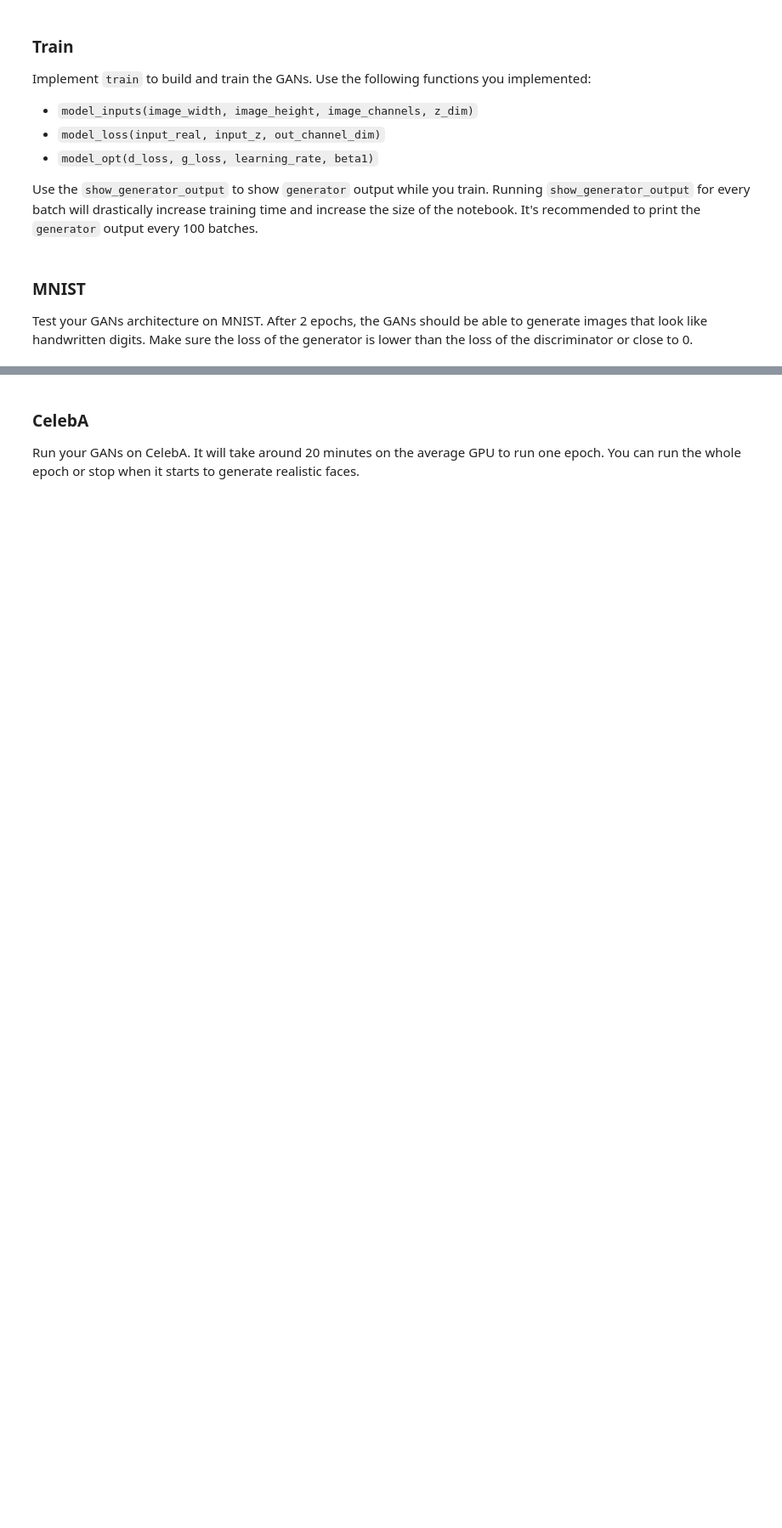
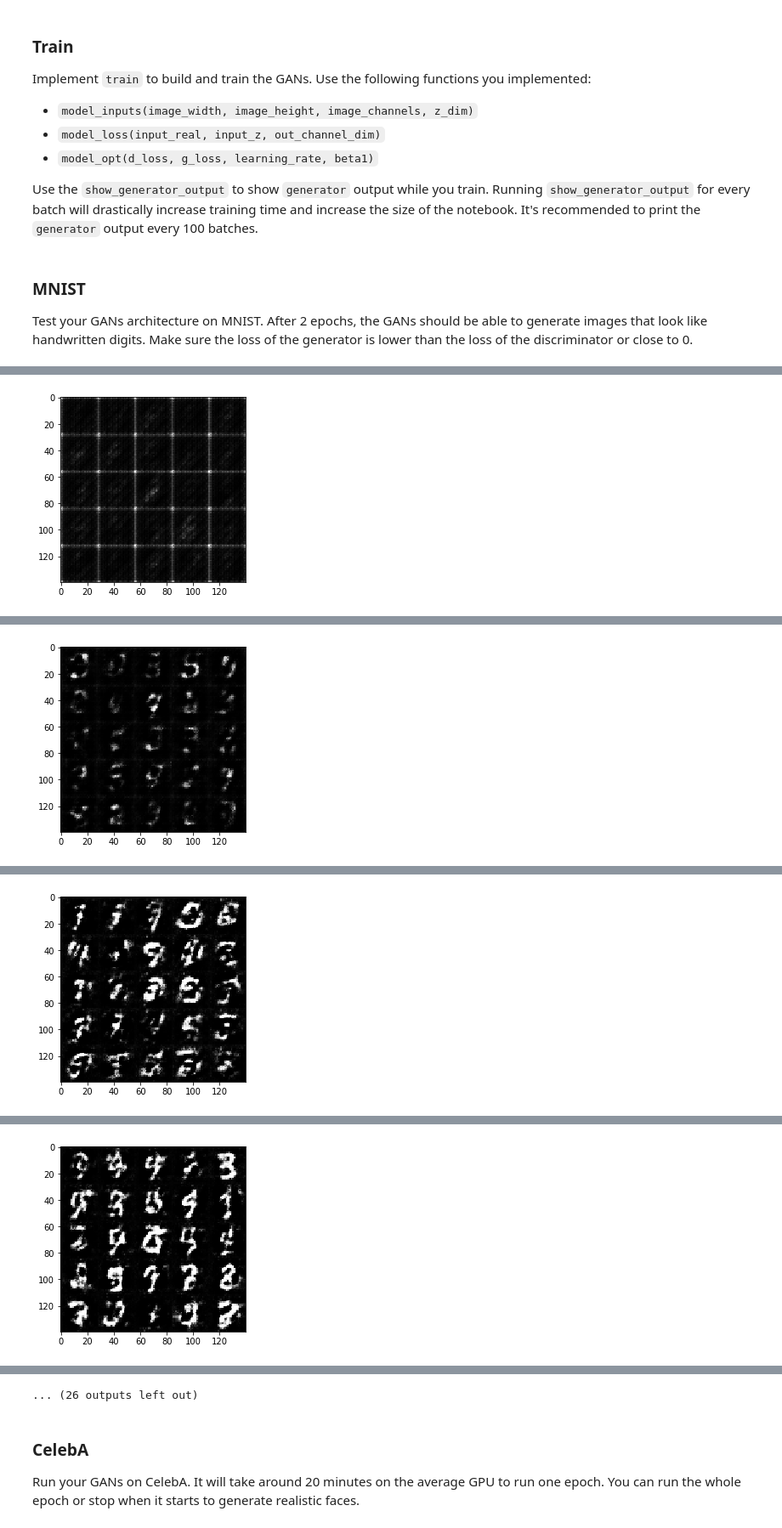
Before and after one commit to JonathanPCGuy/dlnd-project5, a Jupyter notebook: dlnd_face_generation.ipynb, the cells around one changed output, grey strips where cells are left out. Shown at 85% size. Cells and saved outputs as stored; diff of their text form; code cells hidden in the pictures; blank space fills up the shorter version.

```diff
--- a/dlnd_face_generation.ipynb
+++ b/dlnd_face_generation.ipynb
@@ -185,25 +185,26 @@ def generator(z, out_channel_dim, is_train=True):
     reuse = not is_train
     with tf.variable_scope('generator', reuse=reuse):
 
-        conv1 = tf.layers.dense(z, 7*7*512)
+        fclayer = tf.layers.dense(z, 3*3*1024)
 
-        conv1 = tf.reshape(conv1, (-1, 7, 7, 512))
-        conv1 = tf.layers.batch_normalization(conv1, training=is_train)
-        conv1 = tf.maximum(alpha * conv1, conv1)
-        # with padding valid 2 + 5 goes to 7!
-        conv2 = tf.layers.conv2d_transpose(conv1, filters = 256, kernel_size = 5, strides = 2, activation=None, padding='SAME')
+        fclayer = tf.reshape(fclayer, (-1, 3, 3, 1024))
+        fclayer = tf.layers.batch_normalization(fclayer, training=is_train)
+        fclayer = tf.maximum(alpha * fclayer, fclayer)
+
+        conv2 = tf.layers.conv2d_transpose(fclayer, filters = 512, kernel_size = 3, strides = 2, activation=None, padding='VALID')
         conv2 = tf.layers.batch_normalization(conv2, training=is_train)
         conv2 = tf.maximum(alpha * conv2, conv2)
         #print(conv2)
 
-        conv3 = tf.layers.conv2d_transpose(conv2, filters = 128, kernel_size = 5, strides = 2, activation=None, padding='SAME')
+        conv3 = tf.layers.conv2d_transpose(conv2, filters = 256, kernel_size = 5, strides = 2, activation=None, padding='SAME')
         conv3 = tf.layers.batch_normalization(conv3, training=is_train)
         conv3 = tf.maximum(alpha * conv3, conv3)
 
-        conv4 = tf.layers.conv2d_transpose(conv3, filters = out_channel_dim, kernel_size = 5, strides = 1, activation=None, padding='SAME')
+
+        logits = tf.layers.conv2d_transpose(conv3, filters = out_channel_dim, kernel_size = 5, strides = 2, activation=None, padding='SAME')
         #conv2 = tf.layers.batch_normalization(conv2, training=is_train)
         #conv2 = tf.maximum(alpha * conv1, conv1)
-        out = tf.tanh(conv4)
+        out = tf.tanh(logits)
 
 
     return out
@@ -271,8 +274,10 @@ def model_opt(d_loss, g_loss, learning_rate, beta1):
     g_vars = [var for var in train_vars if var.name.startswith('generator')]
     d_vars = [var for var in train_vars if var.name.startswith('discriminator')]
 
-    d_train_opt = tf.train.AdamOptimizer(learning_rate, beta1=beta1).minimize(d_loss, var_list=d_vars)
-    g_train_opt = tf.train.AdamOptimizer(learning_rate, beta1=beta1).minimize(g_loss, var_list=g_vars)
+    # what does this with do?
+    with tf.control_dependencies(tf.get_collection(tf.GraphKeys.UPDATE_OPS)):
+        d_train_opt = tf.train.AdamOptimizer(learning_rate, beta1=beta1).minimize(d_loss, var_list=d_vars)
+        g_train_opt = tf.train.AdamOptimizer(learning_rate, beta1=beta1).minimize(g_loss, var_list=g_vars)
 
 
     return d_train_opt, g_train_opt
@@ -356,7 +361,7 @@ def train(epoch_count, batch_size, z_dim, learning_rate, beta1, get_batches, dat
 
     #return d_train_opt, g_train_opt
     d_opt, g_opt = model_opt(d_loss, g_loss, lrn_rate, beta1)
-
+    sample_z = tf.constant(np.random.uniform(-1, 1, size=(25, z_dim)), dtype=tf.float32)
     steps = 0
 
     with tf.Session() as sess:
@@ -365,7 +370,7 @@ def train(epoch_count, batch_size, z_dim, learning_rate, beta1, get_batches, dat
             for batch_images in get_batches(batch_size):
                 # TODO: Train Model
                 steps += 1
-
+                batch_images = batch_images * 2
                 # Sample random noise for G
                 #-1 to 1 or 0.5?
                 batch_z = np.random.uniform(-1, 1, size=(batch_size, z_dim))
@@ -378,7 +383,7 @@ def train(epoch_count, batch_size, z_dim, learning_rate, beta1, get_batches, dat
                 _ = sess.run(d_opt, feed_dict={real_inputs: batch_images, z_inputs: batch_z, lrn_rate: learning_rate })
                 _ = sess.run(g_opt, feed_dict={z_inputs: batch_z, real_inputs: batch_images, lrn_rate: learning_rate})
 
-                if steps % epoch_count == 0:
+                if steps % 10 == 0:
                     # At the end of each epoch, get the losses and print them out
                     #d_loss, g_loss = model_loss()
                     #(input_real, input_z, out_channel_dim):
@@ -393,17 +398,18 @@ def train(epoch_count, batch_size, z_dim, learning_rate, beta1, get_batches, dat
 
                 if steps % 100 == 0:
                     #(sess, n_images, input_z, out_channel_dim, image_mode):
-                    show_generator_output(sess, 25, z_inputs, data_shape[3], data_image_mode)
+                    show_generator_output(sess, 25, sample_z, data_shape[3], data_image_mode)
+        #print one last time at end of training
+        show_generator_output(sess, 25, sample_z, data_shape[3], data_image_mode)
 # %% [markdown]
 ### MNIST
 Test your GANs architecture on MNIST.  After 2 epochs, the GANs should be able to generate images that look like handwritten digits.  Make sure the loss of the generator is lower than the loss of the discriminator or close to 0.
 # %%
-batch_size = 128
+batch_size = 64
 z_dim = 100
-learning_rate = .0002
-beta1 = 0.5
+learning_rate = .0001
+beta1 = 0.4
 
-tf.reset_default_graph()
 
 """
 DON'T MODIFY ANYTHING IN THIS CELL THAT IS BELOW THIS LINE
@@ -434,0 +434 @@ Epoch 1/2... Discriminator Loss: 0.0811... Generator Loss: 2.9701
+[figure, added]
@@ -435,0 +445 @@ KeyboardInterrupt:
+[figure, added]
@@ -435,0 +456 @@ KeyboardInterrupt:
+[figure, added]
@@ -435,0 +467 @@ KeyboardInterrupt:
+[figure, added]
@@ -436,3 +490,4 @@ KeyboardInterrupt:
+... (26 outputs left out)
 # %% [markdown]
 ### CelebA
 Run your GANs on CelebA.  It will take around 20 minutes on the average GPU to run one epoch.  You can run the whole epoch or stop when it starts to generate realistic faces.
```
Also changed, not shown: parts of 4 cells of this notebook, 1 other file.
